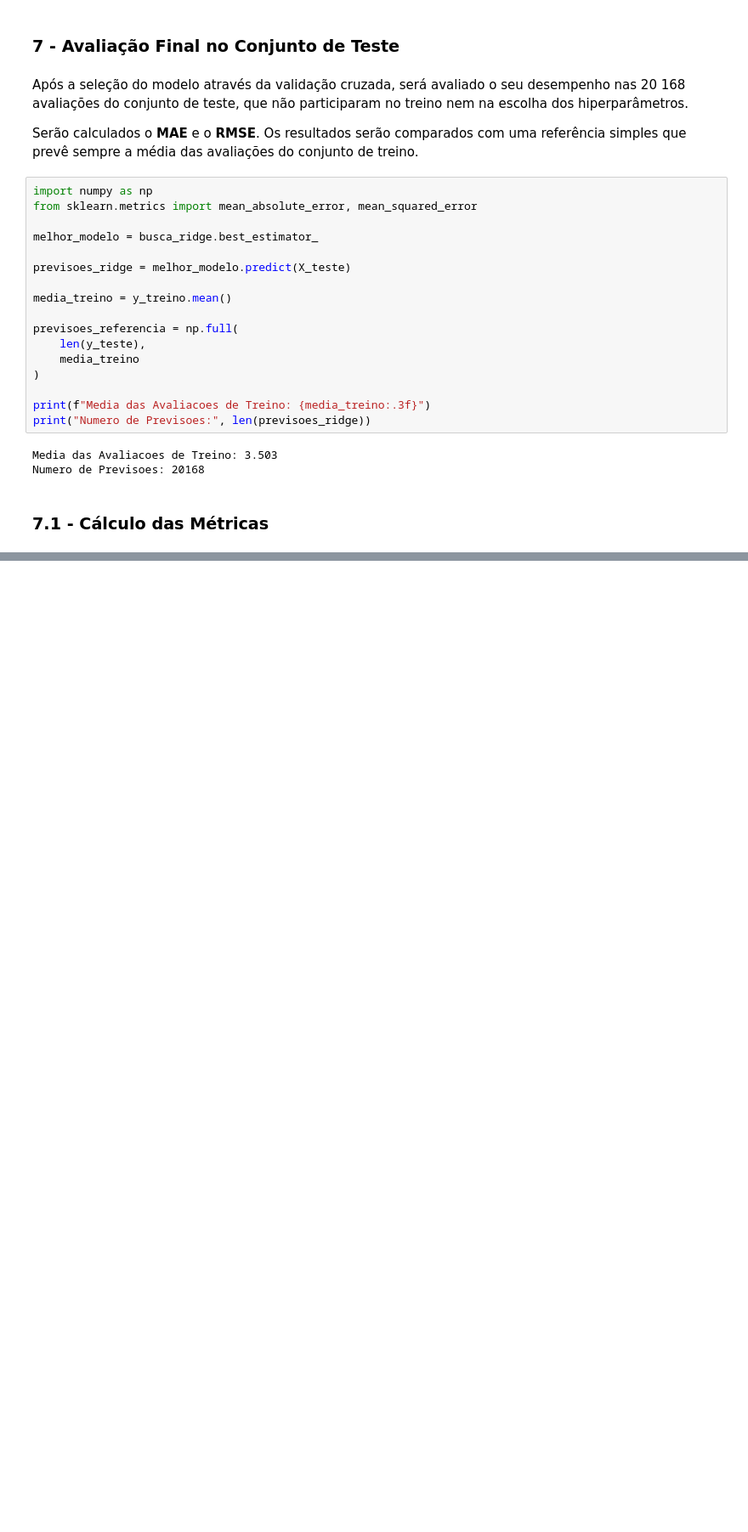
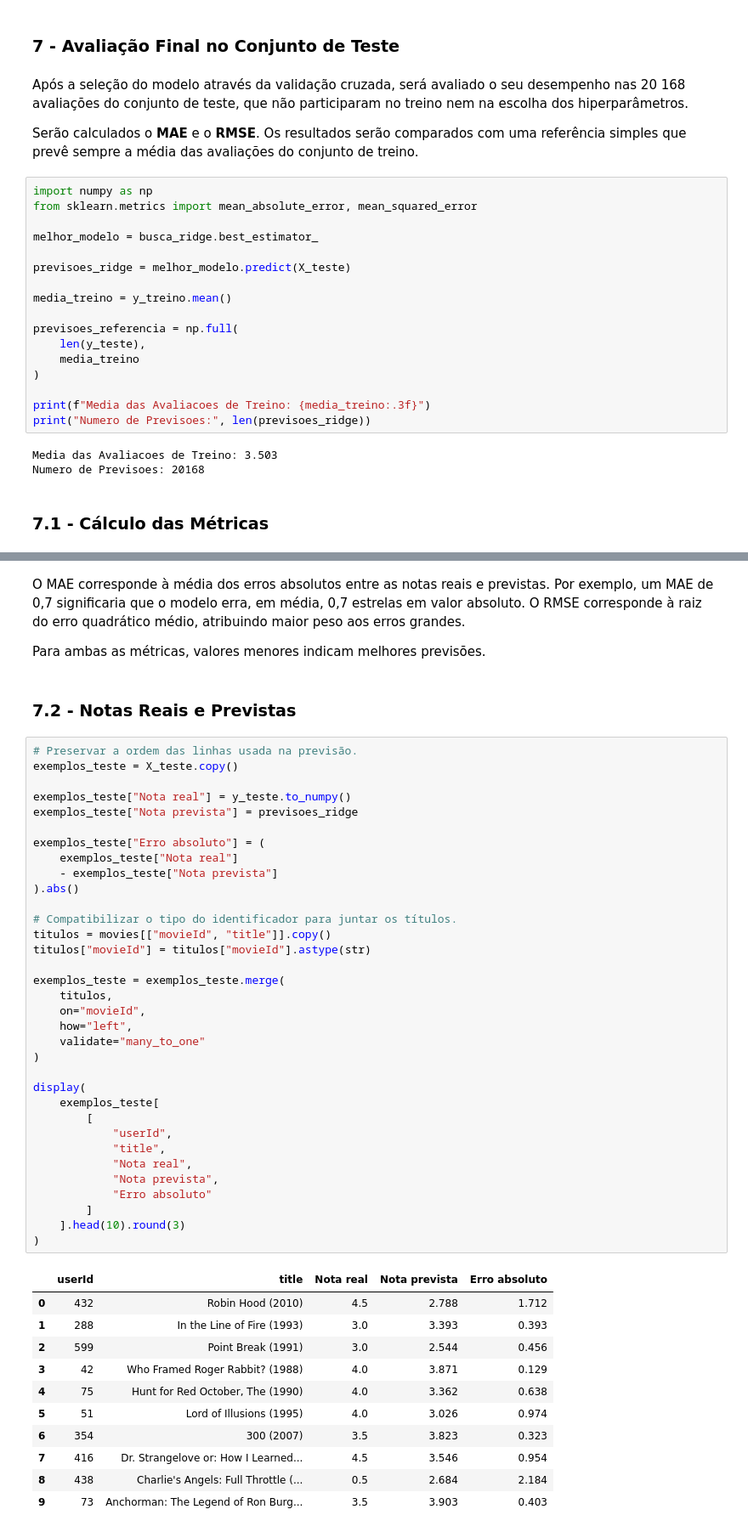
Before and after one commit to nicolasruchimura2/movie-lens-ml, a Jupyter notebook: recomendacoes.ipynb, the cells around one changed output, grey strips where cells are left out. Shown at 85% size. Cells and saved outputs as stored; diff of their text form; blank space fills up the shorter version.

```diff
--- a/recomendacoes.ipynb
+++ b/recomendacoes.ipynb
@@ -430,0 +435,53 @@ display(tabela_resultados_teste.round(4))
+# %% [markdown]
+O MAE corresponde à média dos erros absolutos entre as notas reais e previstas. Por exemplo, um MAE de 0,7 significaria que o modelo erra, em média, 0,7 estrelas em valor absoluto. O RMSE corresponde à raiz do erro quadrático médio, atribuindo maior peso aos erros grandes.
+
+
+Para ambas as métricas, valores menores indicam melhores previsões.
+# %% [markdown]
+### 7.2 - Notas Reais e Previstas
+# %%
+# Preservar a ordem das linhas usada na previsão.
+exemplos_teste = X_teste.copy()
+
+exemplos_teste["Nota real"] = y_teste.to_numpy()
+exemplos_teste["Nota prevista"] = previsoes_ridge
+
+exemplos_teste["Erro absoluto"] = (
+    exemplos_teste["Nota real"]
+    - exemplos_teste["Nota prevista"]
+).abs()
+
+# Compatibilizar o tipo do identificador para juntar os títulos.
+titulos = movies[["movieId", "title"]].copy()
+titulos["movieId"] = titulos["movieId"].astype(str)
+
+exemplos_teste = exemplos_teste.merge(
+    titulos,
+    on="movieId",
+    how="left",
+    validate="many_to_one"
+)
+
+display(
+    exemplos_teste[
+        [
+            "userId",
+            "title",
+            "Nota real",
+            "Nota prevista",
+            "Erro absoluto"
+        ]
+    ].head(10).round(3)
+)
+# %% [output]
+|  | userId | title | Nota real | Nota prevista | Erro absoluto |
+| 0 | 432 | Robin Hood (2010) | 4.5 | 2.788 | 1.712 |
+| 1 | 288 | In the Line of Fire (1993) | 3.0 | 3.393 | 0.393 |
+| 2 | 599 | Point Break (1991) | 3.0 | 2.544 | 0.456 |
+| 3 | 42 | Who Framed Roger Rabbit? (1988) | 4.0 | 3.871 | 0.129 |
+| 4 | 75 | Hunt for Red October, The (1990) | 4.0 | 3.362 | 0.638 |
+| 5 | 51 | Lord of Illusions (1995) | 4.0 | 3.026 | 0.974 |
+| 6 | 354 | 300 (2007) | 3.5 | 3.823 | 0.323 |
+| 7 | 416 | Dr. Strangelove or: How I Learned... | 4.5 | 3.546 | 0.954 |
+| 8 | 438 | Charlie's Angels: Full Throttle (... | 0.5 | 2.684 | 2.184 |
+| 9 | 73 | Anchorman: The Legend of Ron Burg... | 3.5 | 3.903 | 0.403 |
```
Also changed, not shown: parts of 1 cell of this notebook.
